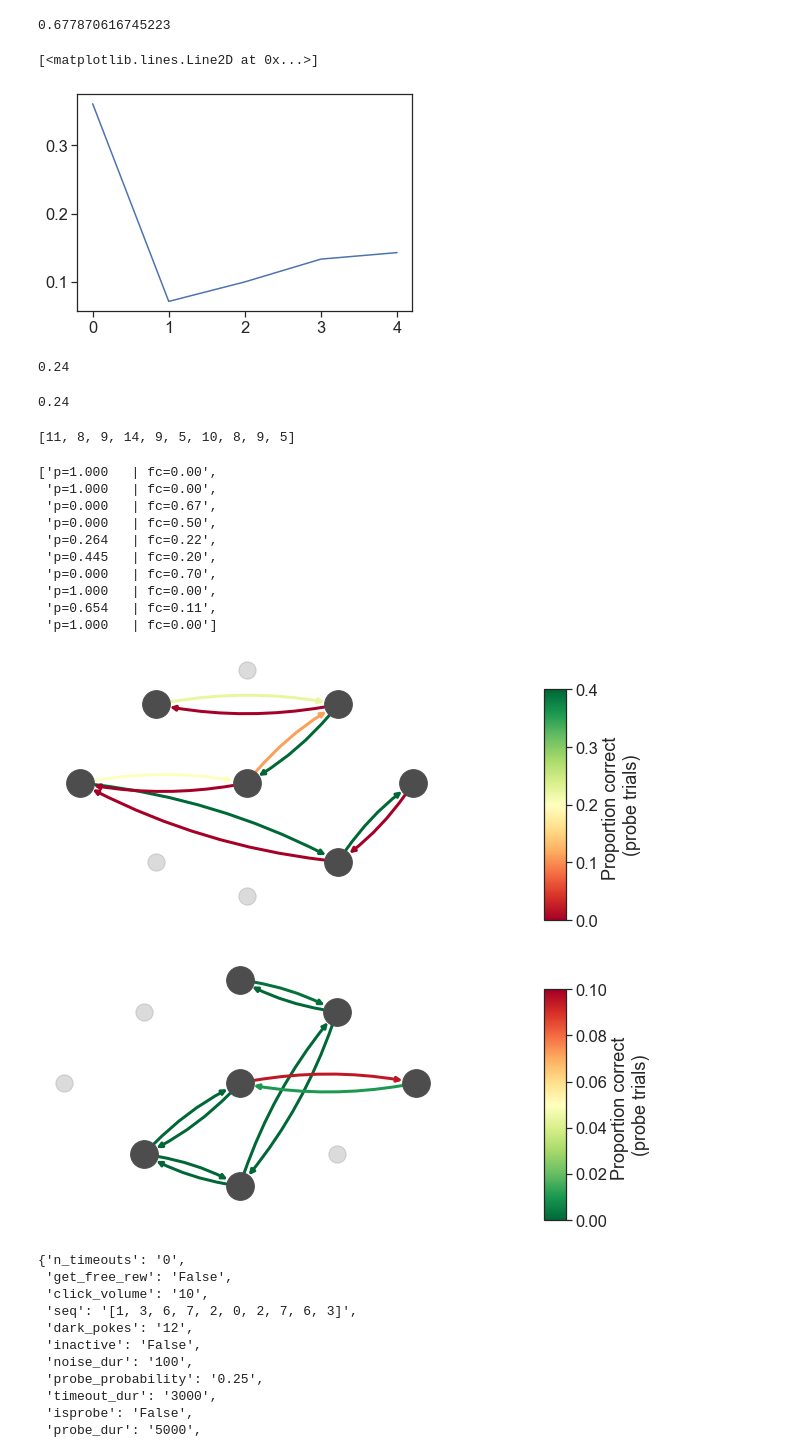
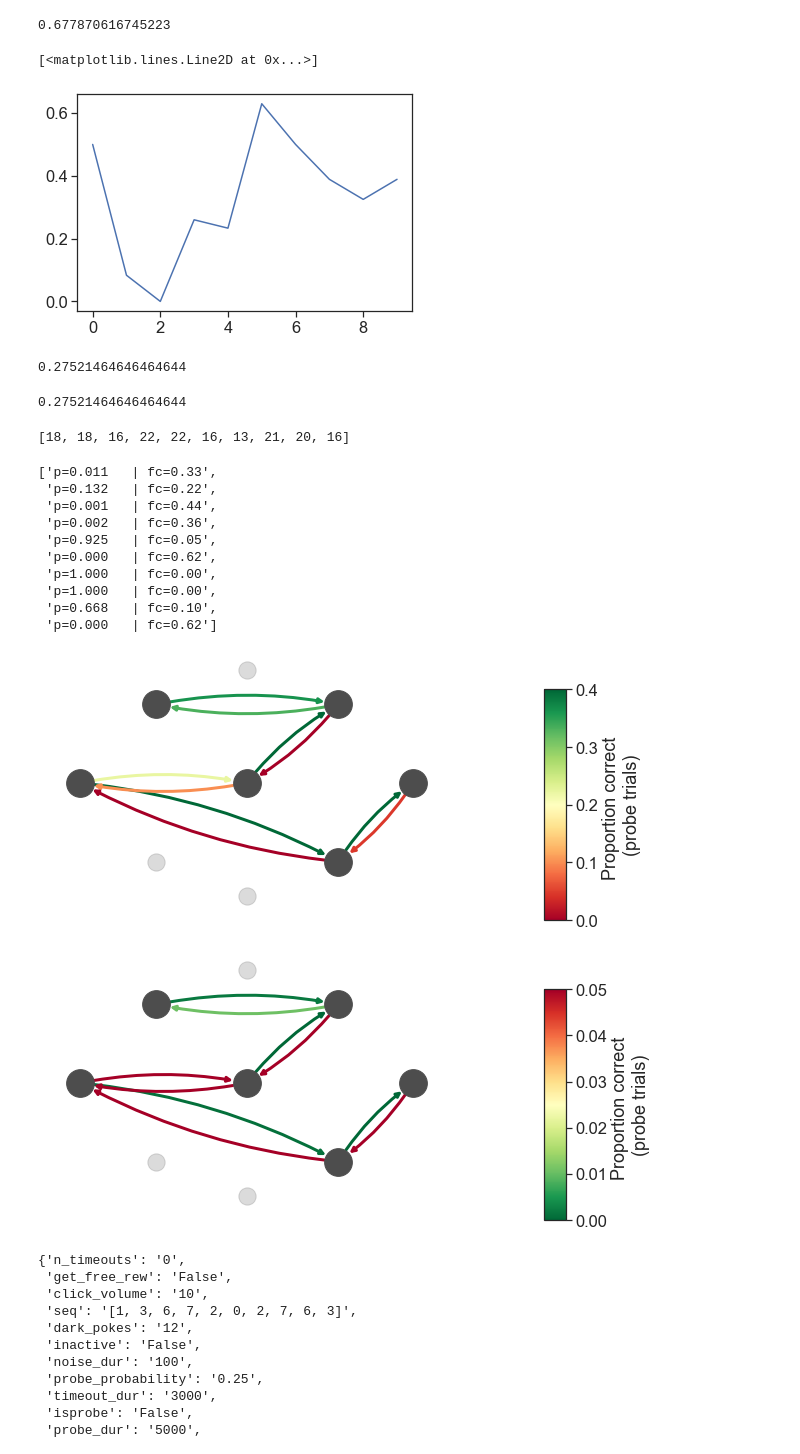
Before and after one commit to yves-weissenberger/line_loop, a Jupyter notebook: project_notebooks/line_loop/analyse_new_dat.ipynb, the cells around one changed output. Cells and saved outputs as stored; diff of their text form; code cells hidden in the pictures.

```diff
--- a/project_notebooks/line_loop/analyse_new_dat.ipynb
+++ b/project_notebooks/line_loop/analyse_new_dat.ipynb
@@ -184,8 +184,9 @@ def evaluate_probe_trials(lines,res_dict=None):
     return res_dict
 # %%
 fs_dir = r"C:/Users/yweissenberger/Desktop/pyhomecage/data/170221_round5/170221_round5_1/16135585927334096_task/"
+
 #fs_dir =  r"C:/Users/yweissenberger/Desktop/pyhomecage/data/170221_round5/170221_round5_2/16135586027193673_task/"
 #fs_dir =  r"C:/Users/yweissenberger/Desktop/pyhomecage/data/170221_round5/170221_round5_3/16135586089786322_task/"
-fs_dir = r"C:/Users/yweissenberger/Desktop/pyhomecage/data/170221_round5/170221_round5_4/16135586168821545_task/"
+#fs_dir = r"C:/Users/yweissenberger/Desktop/pyhomecage/data/170221_round5/170221_round5_4/16135586168821545_task/"
 # %%
-fs = sorted([i for i in os.listdir(fs_dir) if '_taskFile' not in i and 'fixed_seq' in i])
+fs = sorted([i for i in os.listdir(fs_dir) if '_taskFile' not in i and 'fixed_seq_seq' in i])
@@ -192,7 +197,7 @@ fs = sorted([i for i in os.listdir(fs_dir) if '_taskFile' not in i and 'fixed_se
 # %%
 res_dict = {}
 mus = []
-for ix in range(np.clip(len(fs)-5,0,100),len(fs)):
+for ix in range(np.clip(len(fs)-10,0,100),len(fs)):
     if 'seq' in fs[ix]:
         if ('170221_round5_1' in fs_dir) and ('timeout' in fs[ix] or 'seq2' not in fs[ix]):
             pass
@@ -232,40 +242,40 @@ stt.binom_test(66,278,0.25)
 plt.plot(mus)
 # %% [output]
 [<matplotlib.lines.Line2D at 0x...>]
-[figure, old version]
+[figure, new version]
 # %%
 np.mean([np.mean(i) for i in res_dict.values()])
 # %% [output]
-0.24
+0.27521464646464644
 # %%
 np.mean([np.mean(i) for i in res_dict.values()])
 # %% [output]
-0.24
+0.27521464646464644
 # %%
 [len(i) for i in res_dict.values()]
 # %% [output]
-[11, 8, 9, 14, 9, 5, 10, 8, 9, 5]
+[18, 18, 16, 22, 22, 16, 13, 21, 20, 16]
 # %%
 ['p={:.3f}   | fc={:.2f}'.format(stt.binom_test(np.sum(i),len(i),p=1/9.,alternative='greater'),np.mean(i)) for i in res_dict.values()]
 # %% [output]
-['p=1.000   | fc=0.00',
+['p=0.011   | fc=0.33',
+ 'p=0.132   | fc=0.22',
+ 'p=0.001   | fc=0.44',
+ 'p=0.002   | fc=0.36',
+ 'p=0.925   | fc=0.05',
+ 'p=0.000   | fc=0.62',
  'p=1.000   | fc=0.00',
- 'p=0.000   | fc=0.67',
- 'p=0.000   | fc=0.50',
- 'p=0.264   | fc=0.22',
- 'p=0.445   | fc=0.20',
- 'p=0.000   | fc=0.70',
  'p=1.000   | fc=0.00',
- 'p=0.654   | fc=0.11',
- 'p=1.000   | fc=0.00']
+ 'p=0.668   | fc=0.10',
+ 'p=0.000   | fc=0.62']
 # %%
 make_plot(res_dict,mx=.4)
 # %% [output]
-[figure, old version]
+[figure, new version]
 # %%
-make_plot(res_dict,mx=.1,color='pval')
+make_plot(res_dict,mx=.05,color='pval')
 # %% [output]
-[figure, old version]
+[figure, new version]
 # %%
 state_dict = eval(lines[5][2:-1])
 event_dict = eval(lines[7][2:-1])
```
Also changed, not shown: parts of 2 cells of this notebook, 4 other files.
